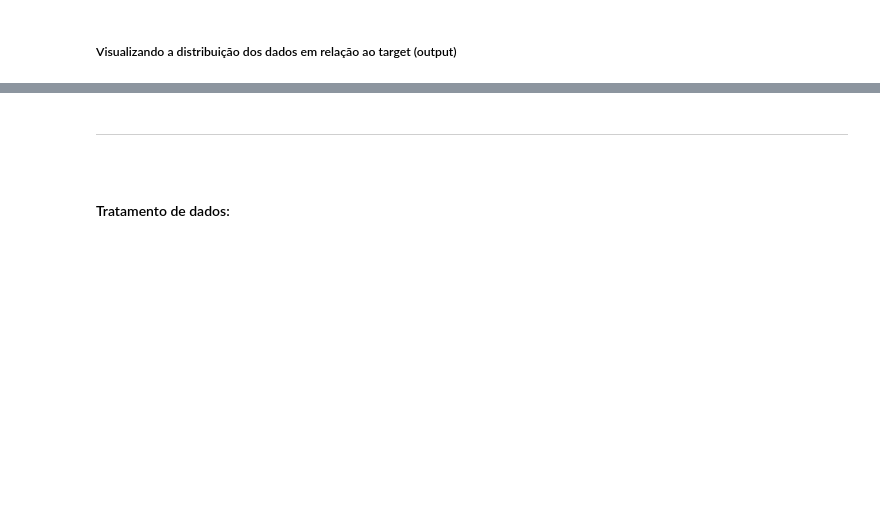
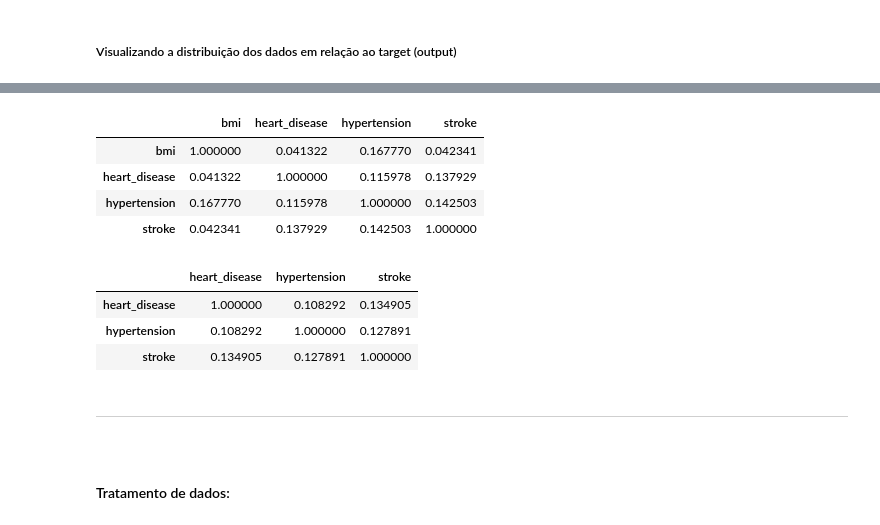
Before and after one commit to gslopes-1996/Stroke-Prediction, a Jupyter notebook: main/main.ipynb, the cells around one changed output, grey strips where cells are left out. Cells and saved outputs as stored; diff of their text form; code cells hidden in the pictures; blank space fills up the shorter version.

```diff
--- a/main/main.ipynb
+++ b/main/main.ipynb
@@ -84,3 +102,18 @@ sns.pairplot(df, hue='stroke', palette='rocket')
+# %%
+df_cleaned[['bmi', 'heart_disease','hypertension', 'stroke']][df_cleaned['bmi'].notna()].corr().style.background_gradient()
+# %% [output]
+|  | bmi | heart_disease | hypertension | stroke |
+| bmi | 1.000000 | 0.041322 | 0.167770 | 0.042341 |
+| heart_disease | 0.041322 | 1.000000 | 0.115978 | 0.137929 |
+| hypertension | 0.167770 | 0.115978 | 1.000000 | 0.142503 |
+| stroke | 0.042341 | 0.137929 | 0.142503 | 1.000000 |
+# %%
+df_cleaned[['heart_disease','hypertension', 'stroke']].corr().style.background_gradient()
+# %% [output]
+|  | heart_disease | hypertension | stroke |
+| heart_disease | 1.000000 | 0.108292 | 0.134905 |
+| hypertension | 0.108292 | 1.000000 | 0.127891 |
+| stroke | 0.134905 | 0.127891 | 1.000000 |
 # %% [markdown]
 ####
 ----
```
Also changed, not shown: parts of 8 cells of this notebook.
